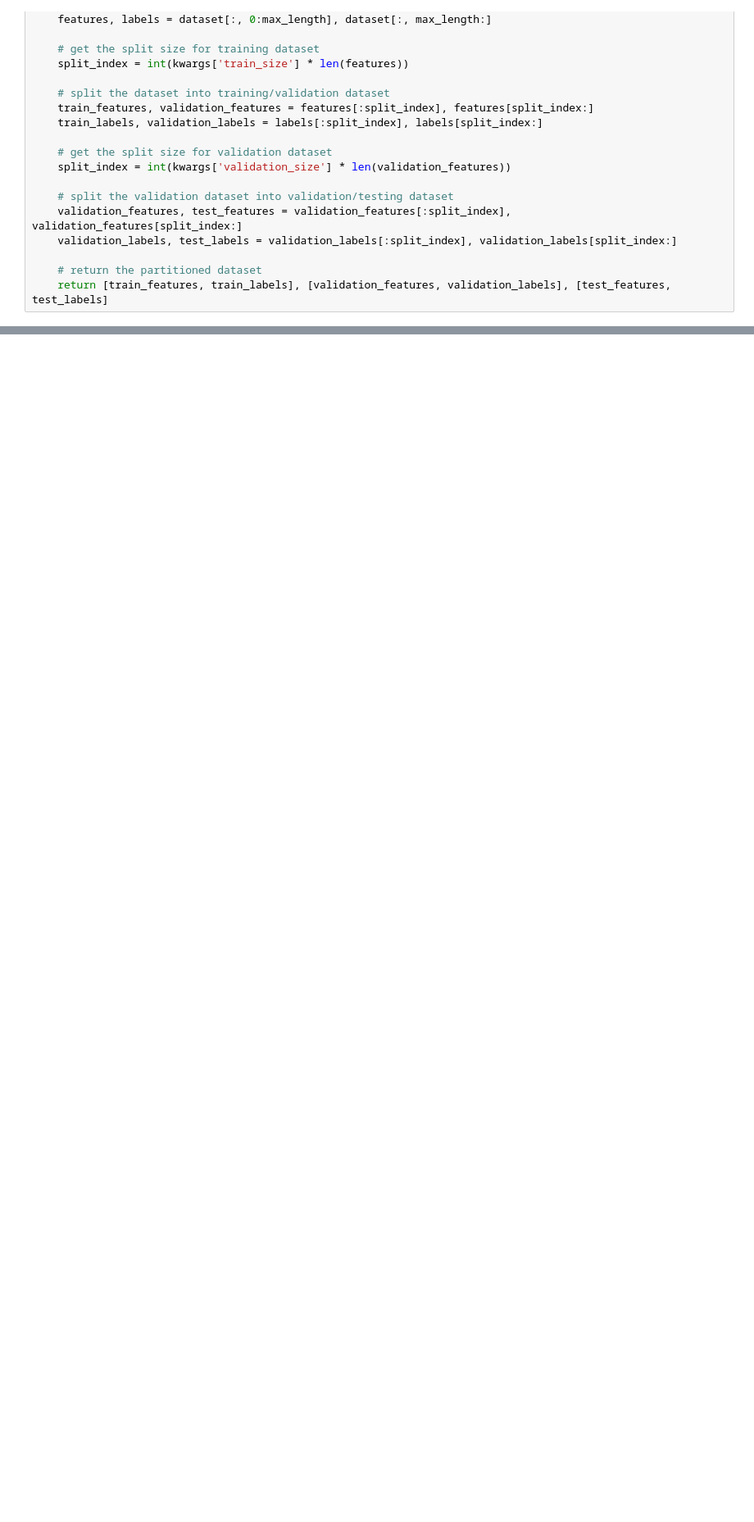
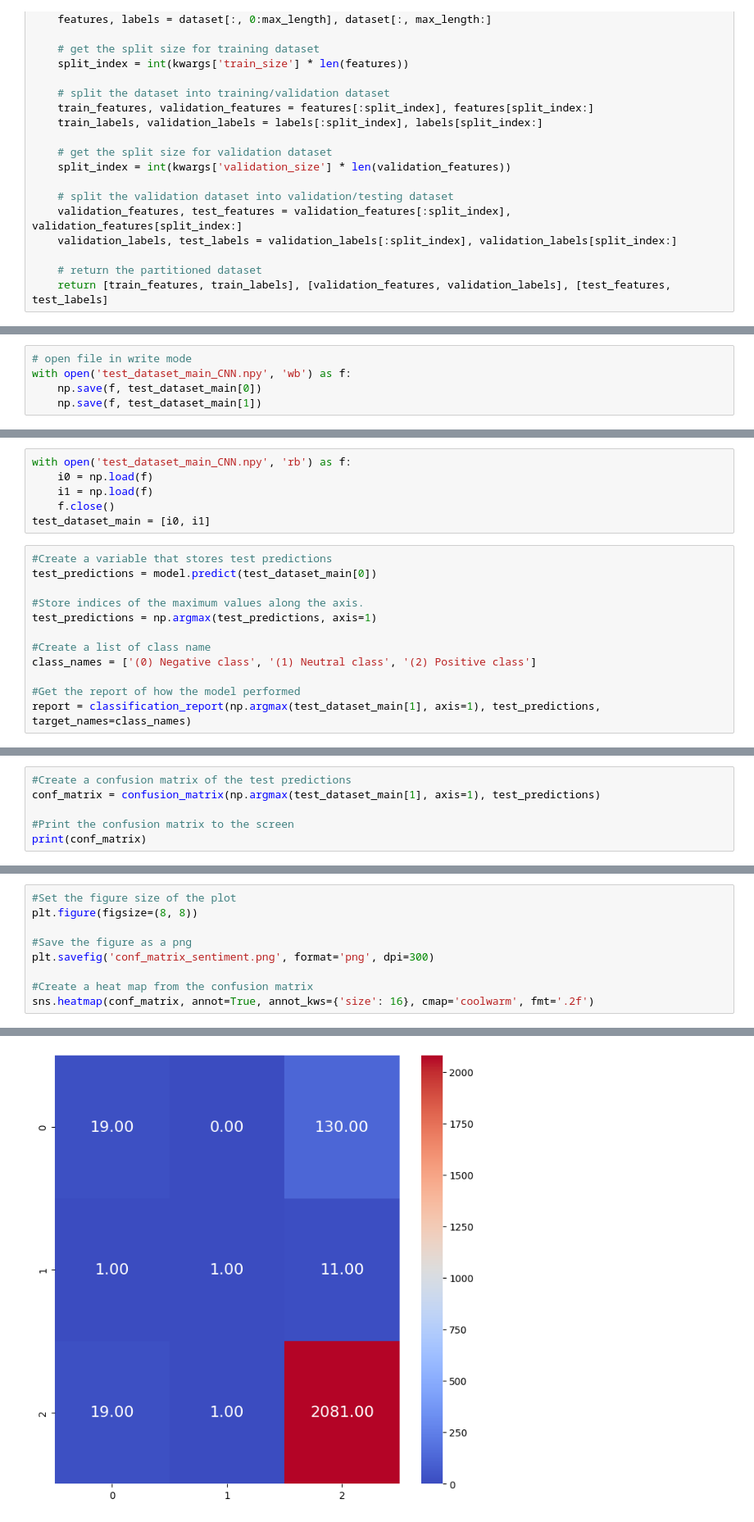
Before and after one commit to r-gram/NLP_SentimentAnalysis_project, a Jupyter notebook: Code/DS340W_Project_Implementation.ipynb, the cells around one changed output, grey strips where cells are left out. Shown at 82% size. Cells and saved outputs as stored; diff of their text form; blank space fills up the shorter version.

```diff
--- a/Code/DS340W_Project_Implementation.ipynb
+++ b/Code/DS340W_Project_Implementation.ipynb
@@ -343,0 +1436,5 @@ sns.heatmap(conf_matrix, annot=True, annot_kws={'size': 16}, cmap='coolwarm', fm
+# %%
+# open file in write mode
+with open('test_dataset_main_CNN.npy', 'wb') as f:
+    np.save(f, test_dataset_main[0])
+    np.save(f, test_dataset_main[1])
@@ -343,0 +1512,18 @@ sns.heatmap(conf_matrix, annot=True, annot_kws={'size': 16}, cmap='coolwarm', fm
+# %%
+with open('test_dataset_main_CNN.npy', 'rb') as f:
+    i0 = np.load(f)
+    i1 = np.load(f)
+    f.close()
+test_dataset_main = [i0, i1]
+# %%
+#Create a variable that stores test predictions
+test_predictions = model.predict(test_dataset_main[0])
+
+#Store indices of the maximum values along the axis.
+test_predictions = np.argmax(test_predictions, axis=1)
+
+#Create a list of class name
+class_names = ['(0) Negative class', '(1) Neutral class', '(2) Positive class']
+
+#Get the report of how the model performed
+report = classification_report(np.argmax(test_dataset_main[1], axis=1), test_predictions, target_names=class_names)
@@ -343,0 +1545,6 @@ sns.heatmap(conf_matrix, annot=True, annot_kws={'size': 16}, cmap='coolwarm', fm
+# %%
+#Create a confusion matrix of the test predictions
+conf_matrix = confusion_matrix(np.argmax(test_dataset_main[1], axis=1), test_predictions)
+
+#Print the confusion matrix to the screen
+print(conf_matrix)
@@ -343,0 +1555,10 @@ sns.heatmap(conf_matrix, annot=True, annot_kws={'size': 16}, cmap='coolwarm', fm
+# %%
+#Set the figure size of the plot
+plt.figure(figsize=(8, 8))
+
+#Save the figure as a png
+plt.savefig('conf_matrix_sentiment.png', format='png', dpi=300)
+
+#Create a heat map from the confusion matrix
+sns.heatmap(conf_matrix, annot=True, annot_kws={'size': 16}, cmap='coolwarm', fmt='.2f')
+# %% [output]
@@ -343,0 +1566 @@ sns.heatmap(conf_matrix, annot=True, annot_kws={'size': 16}, cmap='coolwarm', fm
+[figure, added]
```
Also changed, not shown: parts of 309 cells of this notebook.
